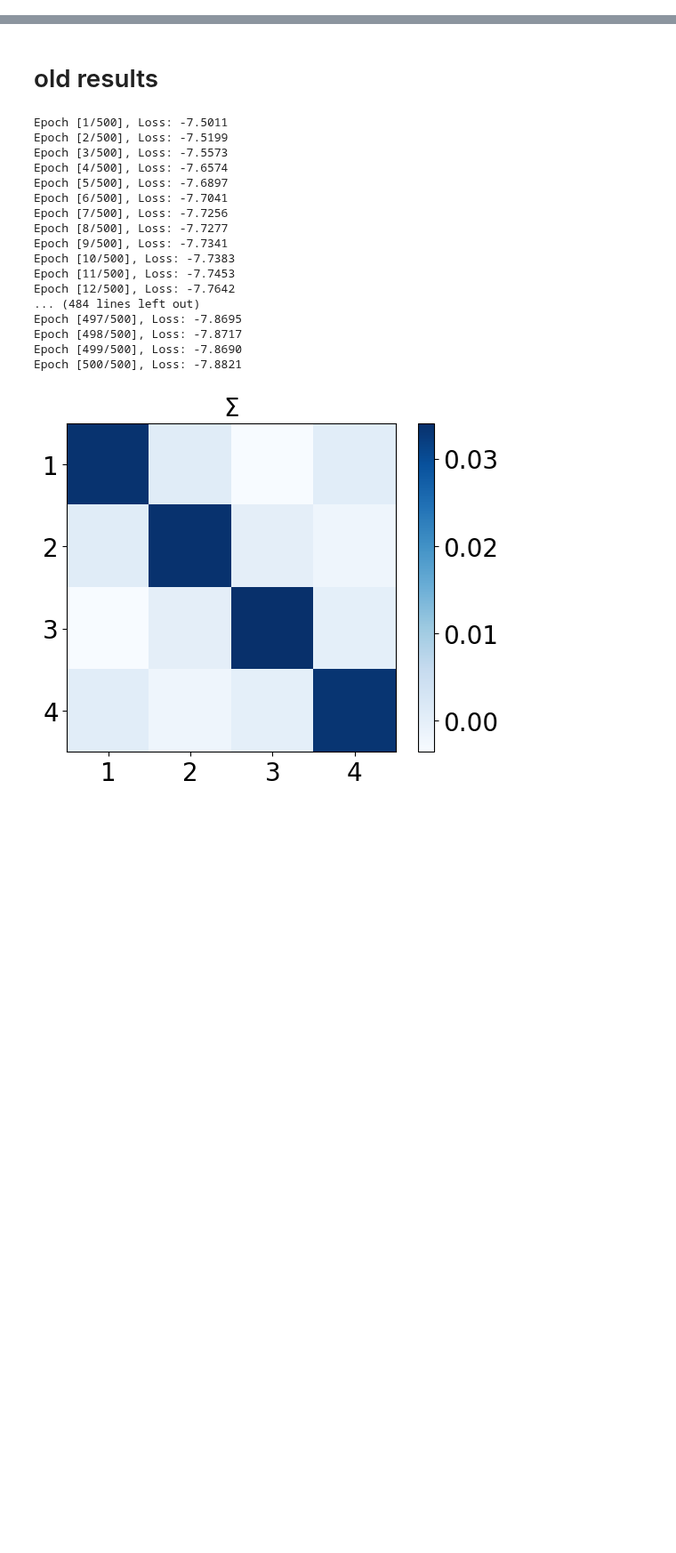
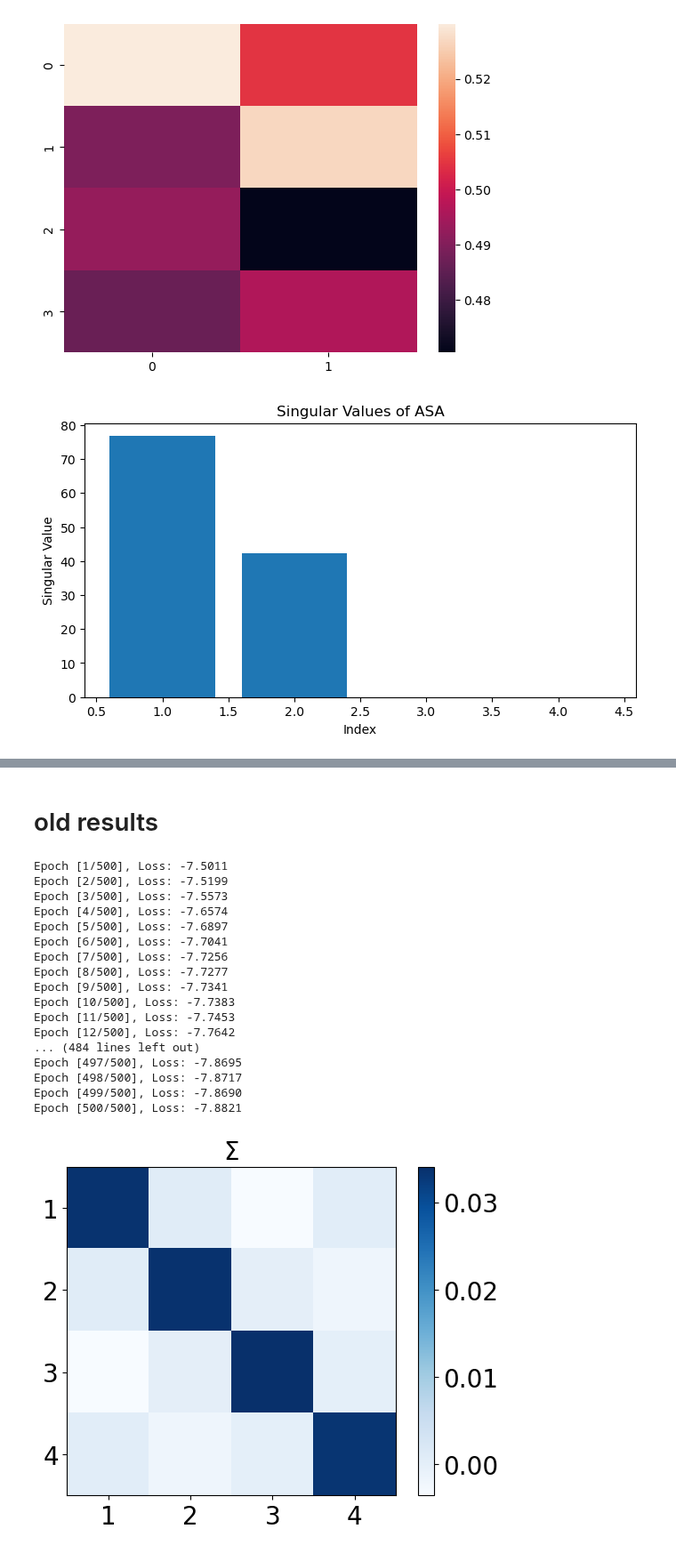
Before and after one commit to Matthew-ymz/Time-series-forecasting-for-causal-emergence, a Jupyter notebook: postprocessing/SIR_analy.ipynb, the cells around one changed output, grey strips where cells are left out. Shown at 89% size. Cells and saved outputs as stored; diff of their text form; code cells hidden in the pictures; blank space fills up the shorter version.

```diff
--- a/postprocessing/SIR_analy.ipynb
+++ b/postprocessing/SIR_analy.ipynb
@@ -27,0 +36,14 @@ plt.show()
+# %%
+U, S, VT = np.linalg.svd(ASA)
+sns.heatmap(np.abs(U)[:,:2])
+plt.show()
+
+plt.figure(figsize=(8, 4))
+plt.bar(range(1, len(S)+1), S)
+plt.xlabel('Index')
+plt.ylabel('Singular Value')
+plt.title('Singular Values of ASA')
+plt.show()
+# %% [output]
+[figure, added]
+[figure, added]
```
Also changed, not shown: parts of 5 cells of this notebook, 28 other files.
